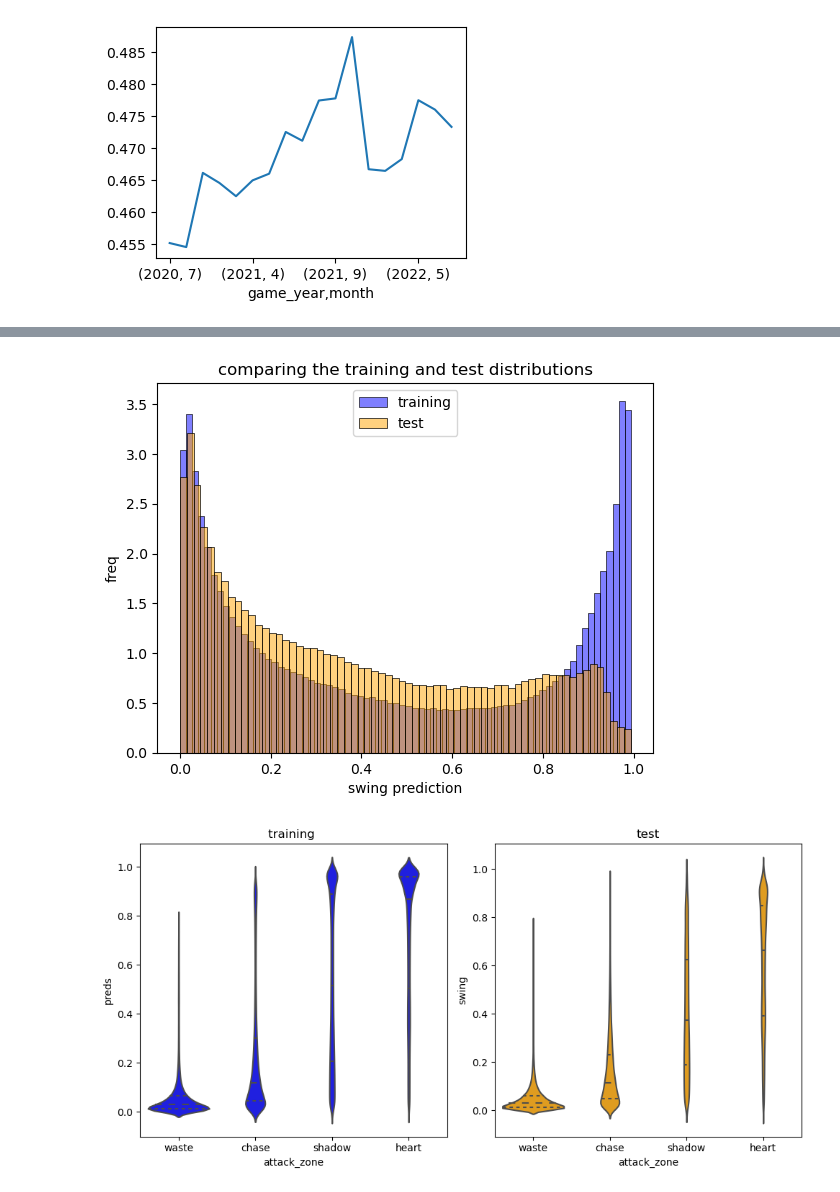
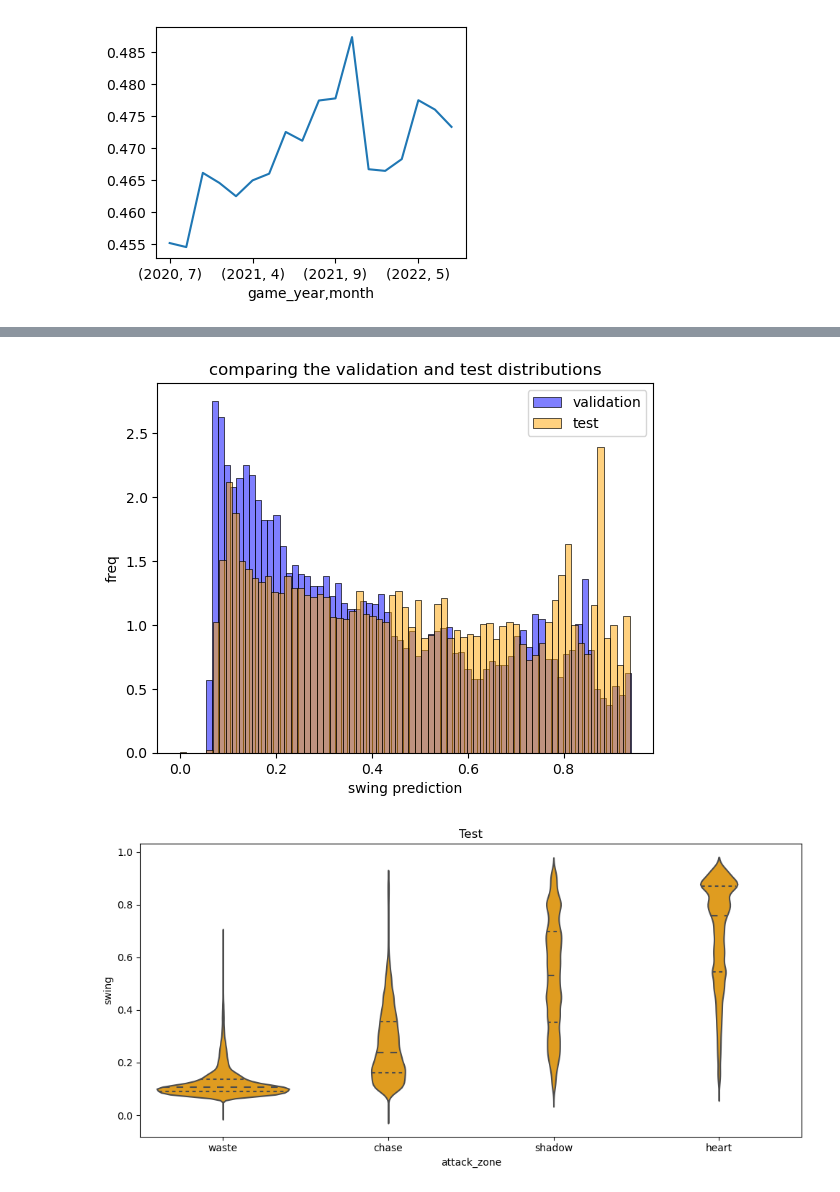
Before and after one commit to yaobviously/nick_wan_home_runs, a Jupyter notebook: nick_wan_swing.ipynb, the cells around one changed output, grey strips where cells are left out. Saved outputs shown, nothing was run; the diff lists cells and outputs as text; code cells hidden in the pictures.

```diff
--- a/nick_wan_swing.ipynb
+++ b/nick_wan_swing.ipynb
@@ -487,0 +515,5 @@ plt.show()
+# %%
+# since i like the method, i'm going to train the model
+# on hte entire dataset
+
+lgb_model.fit(X, y)
@@ -501,11 +538,17 @@ test_df['over_plate'] = abs(test_df['plate_x']) <= 0.83
 test_df['count'] = test_df['strikes'].astype(str) + '_' + test_df['balls'].astype(str)
 test_df['count'] = test_df['count'].astype('category')
 test_df['total_strike_zone'] = test_df['sz_top'].sub(test_df['sz_bot'])
-test_df['batter_swing_prob'] = [batter_swing_dict[batter] if batter in batter_swing_dict else 0.47 for batter in test_df['batter']]
-test_df['pitcher_swing_prob'] = [pitcher_swing_dict[pitcher] if pitcher in pitcher_swing_dict else 0.47 for pitcher in test_df['pitcher']]
+test_df['batter_swing_prob'] = (
+    [batter_swing_dict[batter] if batter in batter_swing_dict else 0.47 for batter in test_df['batter']])
+test_df['pitcher_swing_prob'] = (
+    [pitcher_swing_dict[pitcher] if pitcher in pitcher_swing_dict else 0.47 for pitcher in test_df['pitcher']])
+
+# converting the categorical columns to the 'category' type
+# for lightgbm
+test_df[cat_columns] = test_df[cat_columns].astype('category')
 # %%
-# getting the preds for test datase
-test_preds = final_model.predict_proba(test_df[important_features])[:,1]
+# getting the preds for test dataset
+test_preds = lgb_model.predict_proba(test_df[important_features])[:,1]
 test_df['swing'] = test_preds
 # %%
 # changing all pitch outs to a pred of 0
@@ -519,44 +562,41 @@ sub_df.to_csv('submission5.csv', index=False)
 # %%
-def compare_train_test(training_col='preds', test_col='swing'):
+def compare_validation_test(training_col='preds', test_col='swing'):
     fig, ax = plt.subplots()
 
+    validation_preds = pd.Series(preds_val)
     # Plot the distributions
-    sns.histplot(training_df[f'{training_cols}'], ax=ax, label='training', color='blue', alpha=0.5, stat='density')
+    sns.histplot(validation_preds, ax=ax, label='validation', color='blue', alpha=0.5, stat='density')
     sns.histplot(test_df[f'{test_col}'], ax=ax, label='test', color='orange', alpha=0.5, stat='density')
 
     # labels and titles
     ax.set_xlabel('swing prediction')
     ax.set_ylabel('freq')
-    ax.set_title('comparing the training and test distributions')
+    ax.set_title('comparing the validation and test distributions')
 
     # legend
     ax.legend()
 
     plt.show()
 # %%
-# sure looks like the tail was truncated
+# comparing the distribution of predicted probabilities on the
+# validation set with those on the test set
 
-compare_train_test()
+compare_validation_test()
 # %% [output]
-[figure, old version]
+[figure, new version]
 # %%
-# comparing a few different things from the train and test set to figure
-# out why the distributions differ
+# looking at the predictions on the test set
 
-fig, axes = plt.subplots(1, 2, figsize=(10, 5))
+fig, ax = plt.subplots(figsize=(10, 5))
 
-# zone ordering
+# Zone ordering
 ordering = ['waste', 'chase', 'shadow', 'heart']
 
-# plot for training
-sns.violinplot(x='attack_zone', y='preds', data=training_df, ax=axes[0], color='blue', inner='quartile', order=ordering)
-axes[0].set_title('training ')
-
-# plot for test
-sns.violinplot(x='attack_zone', y='swing', data=test_df, ax=axes[1], color='orange', inner='quartile', order=ordering)
-axes[1].set_title('test')
+# Plot for test
+sns.violinplot(x='attack_zone', y='swing', data=test_df, ax=ax, color='orange', inner='quartile', order=ordering)
+ax.set_title('Test')
 
 plt.tight_layout()
 plt.show()
 # %% [output]
-[figure, old version]
+[figure, new version]
```
Also changed, not shown: parts of 20 cells of this notebook.
